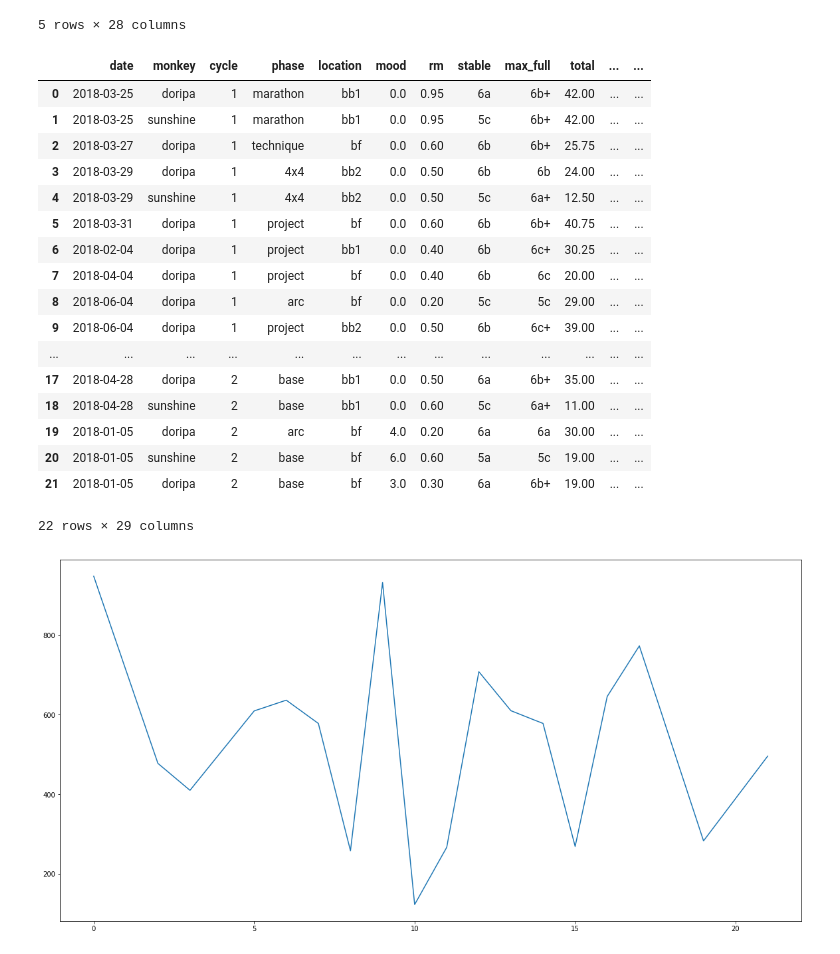
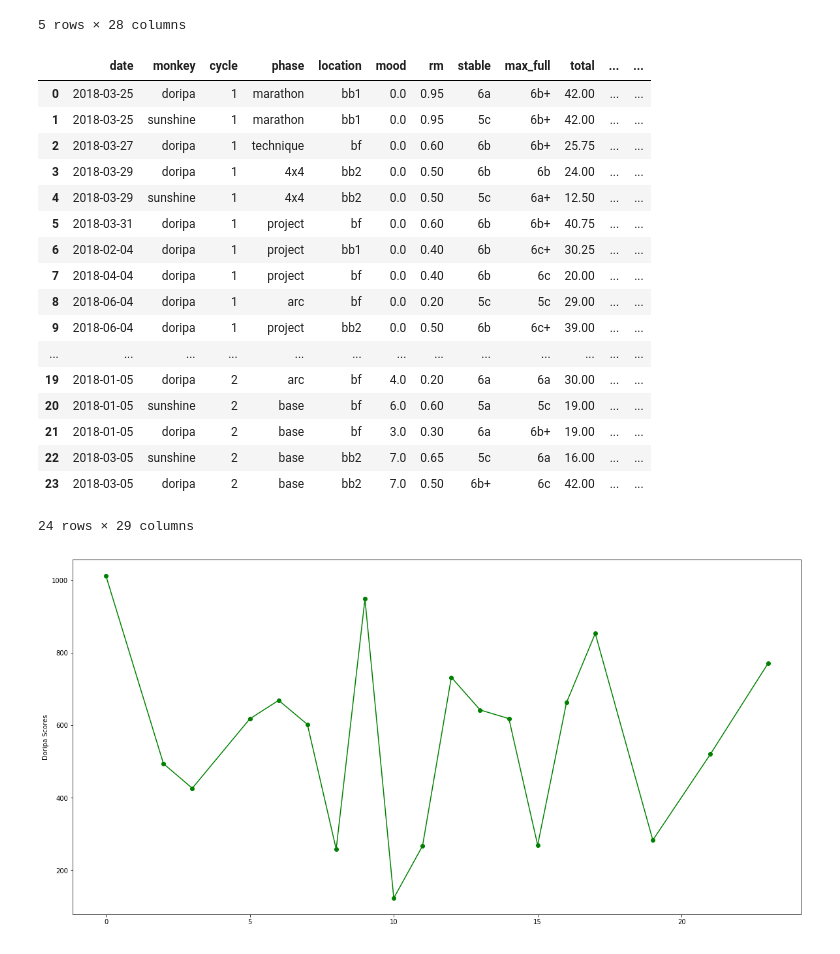
Before and after one commit to gardiac2002/monkies, a Jupyter notebook: Sessions Analysis.ipynb, the cells around one changed output. Cells and saved outputs as stored; diff of their text form; code cells hidden in the pictures.

```diff
--- a/Sessions Analysis.ipynb
+++ b/Sessions Analysis.ipynb
@@ -32,12 +32,12 @@ scores_translator = {
     '5c': 10,
     '6a': 20,
     '6a+': 21,
-    '6b': 22,
+    '6b': 30,
     '6b+': 40,
     '6c': 41,
     '6c+': 42,
     '7a': 80,
-    '7a+': 81
+    '7a+': 81,
 }
 
 def calc_score(row):
@@ -60,18 +60,19 @@ sessions
 | 8 | 2018-06-04 | doripa | 1 | arc | bf | 0.0 | 0.20 | 5c | 5c | 29.00 | ... | ... |
 | 9 | 2018-06-04 | doripa | 1 | project | bb2 | 0.0 | 0.50 | 6b | 6c+ | 39.00 | ... | ... |
 | ... | ... | ... | ... | ... | ... | ... | ... | ... | ... | ... | ... | ... |
-| 17 | 2018-04-28 | doripa | 2 | base | bb1 | 0.0 | 0.50 | 6a | 6b+ | 35.00 | ... | ... |
-| 18 | 2018-04-28 | sunshine | 2 | base | bb1 | 0.0 | 0.60 | 5c | 6a+ | 11.00 | ... | ... |
 | 19 | 2018-01-05 | doripa | 2 | arc | bf | 4.0 | 0.20 | 6a | 6a | 30.00 | ... | ... |
 | 20 | 2018-01-05 | sunshine | 2 | base | bf | 6.0 | 0.60 | 5a | 5c | 19.00 | ... | ... |
 | 21 | 2018-01-05 | doripa | 2 | base | bf | 3.0 | 0.30 | 6a | 6b+ | 19.00 | ... | ... |
+| 22 | 2018-03-05 | sunshine | 2 | base | bb2 | 7.0 | 0.65 | 5c | 6a | 16.00 | ... | ... |
+| 23 | 2018-03-05 | doripa | 2 | base | bb2 | 7.0 | 0.50 | 6b+ | 6c | 42.00 | ... | ... |
-22 rows × 29 columns
+24 rows × 29 columns
 # %%
 doripa = sessions[sessions.monkey == 'doripa']
 sunshine_sessions = sessions[sessions.monkey == 'sunshine']
 # %%
 plt.figure(figsize=(20,10))
-plt.plot(doripa.scores)
+plt.plot(doripa.scores, marker='o', color='green')
+plt.ylabel('Doripa Scores')
 plt.show()
 # %% [output]
-[figure, old version]
+[figure, new version]
```
Also changed, not shown: parts of 4 cells of this notebook.
